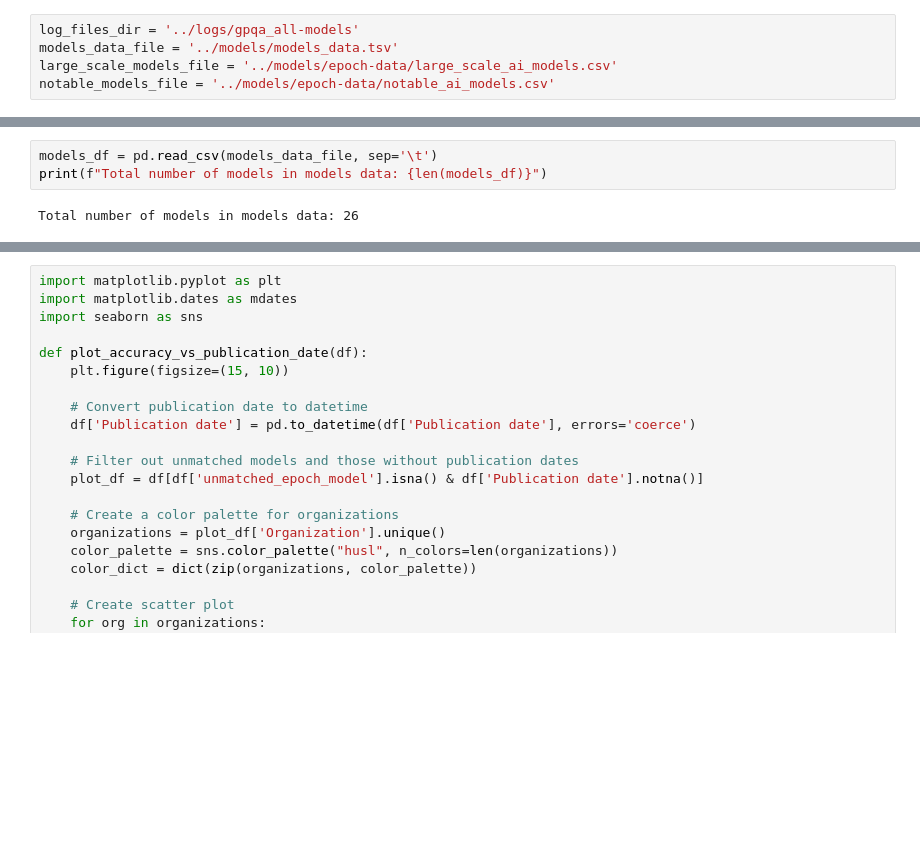
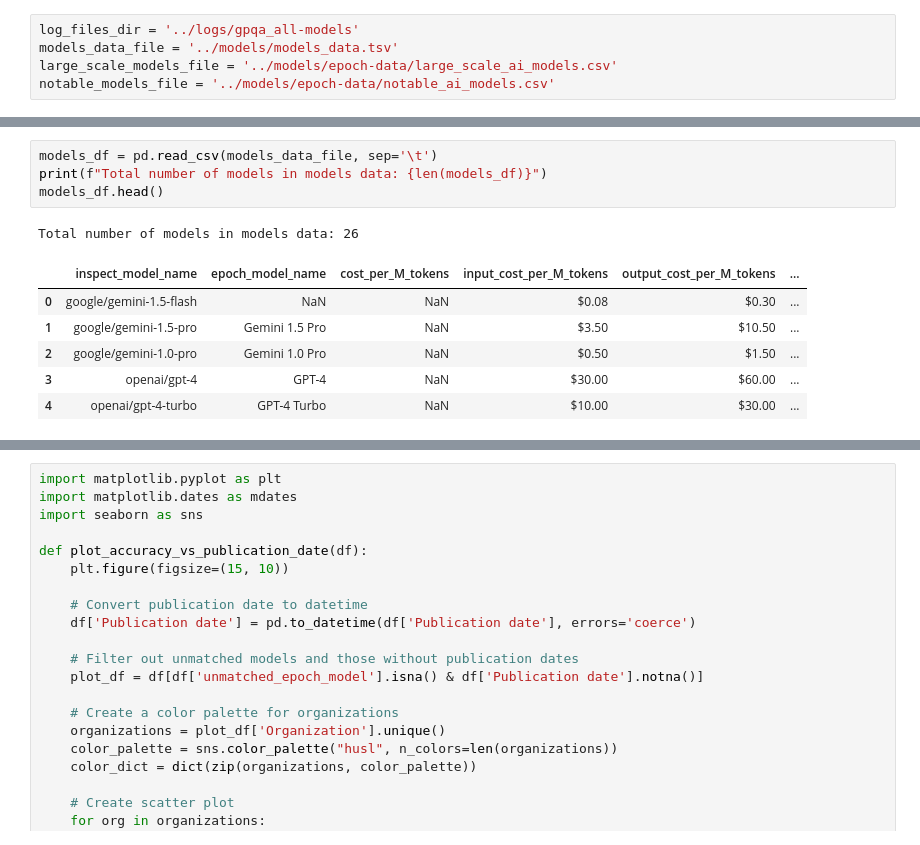
Before and after one commit to lennijusten/biology-benchmarks, a Jupyter notebook: notebooks/lenni-data-analysis-2.ipynb, the cells around one changed output, grey strips where cells are left out. Cells and saved outputs as stored; diff of their text form; blank space fills up the shorter version.

```diff
--- a/notebooks/lenni-data-analysis-2.ipynb
+++ b/notebooks/lenni-data-analysis-2.ipynb
@@ -29,8 +37,15 @@ Total number of models in epoch data: 959
 # %%
 models_df = pd.read_csv(models_data_file, sep='\t')
 print(f"Total number of models in models data: {len(models_df)}")
+models_df.head()
 # %% [output]
 Total number of models in models data: 26
+|  | inspect_model_name | epoch_model_name | cost_per_M_tokens | input_cost_per_M_tokens | output_cost_per_M_tokens | ... |
+| 0 | google/gemini-1.5-flash | NaN | NaN | $0.08 | $0.30 | ... |
+| 1 | google/gemini-1.5-pro | Gemini 1.5 Pro | NaN | $3.50 | $10.50 | ... |
+| 2 | google/gemini-1.0-pro | Gemini 1.0 Pro | NaN | $0.50 | $1.50 | ... |
+| 3 | openai/gpt-4 | GPT-4 | NaN | $30.00 | $60.00 | ... |
+| 4 | openai/gpt-4-turbo | GPT-4 Turbo | NaN | $10.00 | $30.00 | ... |
 # %%
 def process_log_files(log_files_dir):
     results = []
```
Also changed, not shown: parts of 6 cells of this notebook, 1 other file.
